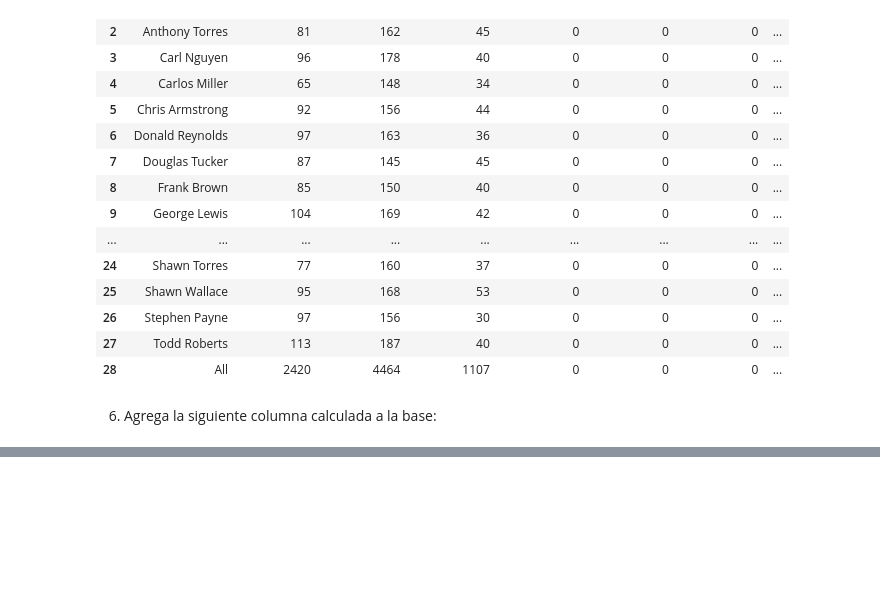
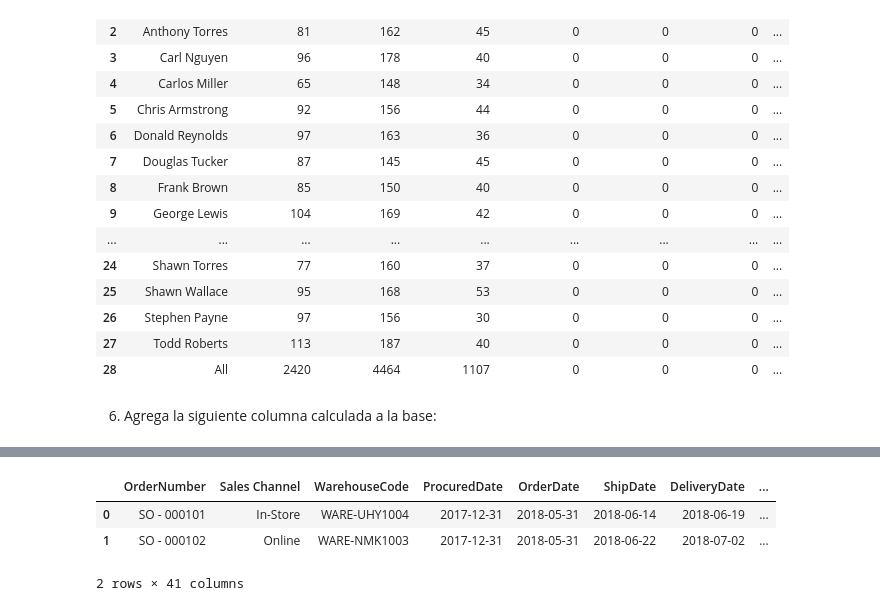
Before and after one commit to ctobar96/Latam_DataScience2024, a Jupyter notebook: Desafío_Transformación_Manipulación_Datos/Desafio.ipynb, the cells around one changed output, grey strips where cells are left out. Saved outputs shown, nothing was run; the diff lists cells and outputs as text; code cells hidden in the pictures; blank space fills up the shorter version.

Commit message:
Aplicamos las comisiones según el margen bruto

```diff
--- a/Desafío_Transformación_Manipulación_Datos/Desafio.ipynb
+++ b/Desafío_Transformación_Manipulación_Datos/Desafio.ipynb
@@ -202,0 +214,15 @@ df_base["GrossMargin"] = df_base["OrderQuantity"] * (
+# %%
+# Definimos los rangos y porcentajes de comisión
+inter_comision = [0, 100, 1000, 10000, 100000]
+etiquetas_commission = [0.05, 0.10, 0.15, 0.20]
+# %%
+# Aplicamos las comisiones según el margen bruto
+df_base["CommissionsPercentage"] = pd.cut(df_base["GrossMargin"], bins=inter_comision, labels=etiquetas_commission).astype(float)
+
+# Mostrar datos
+df_base.head(2)
+# %% [output]
+|  | OrderNumber | Sales Channel | WarehouseCode | ProcuredDate | OrderDate | ShipDate | DeliveryDate | ... |
+| 0 | SO - 000101 | In-Store | WARE-UHY1004 | 2017-12-31 | 2018-05-31 | 2018-06-14 | 2018-06-19 | ... |
+| 1 | SO - 000102 | Online | WARE-NMK1003 | 2017-12-31 | 2018-05-31 | 2018-06-22 | 2018-07-02 | ... |
+2 rows × 41 columns
```
Also changed, not shown: parts of 3 cells of this notebook.
